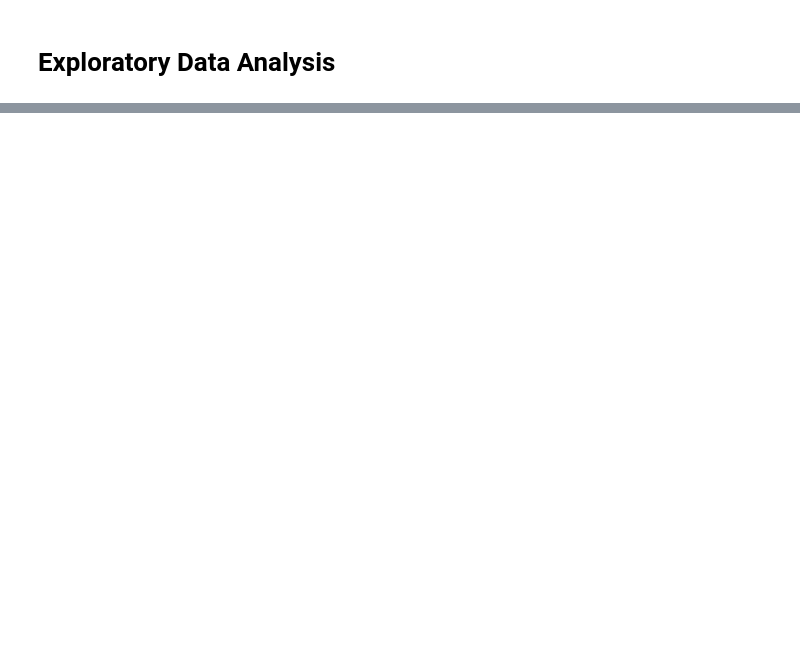
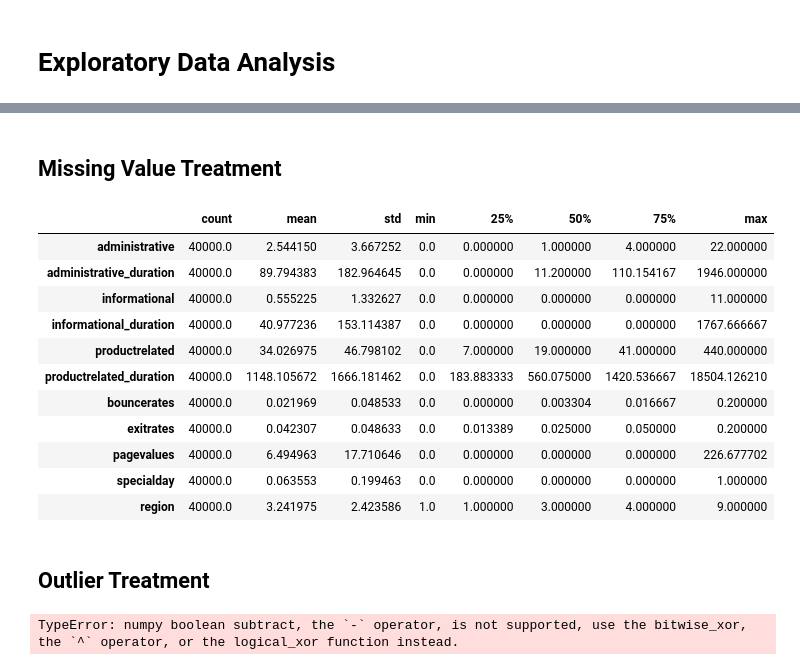
Before and after one commit to mbhoge/ml-hackathon-1, a Jupyter notebook: Hackathon-EDA-MB.ipynb, the cells around one changed output, grey strips where cells are left out. Saved outputs shown, nothing was run; the diff lists cells and outputs as text; code cells hidden in the pictures; blank space fills up the shorter version.

```diff
--- a/Hackathon-EDA-MB.ipynb
+++ b/Hackathon-EDA-MB.ipynb
@@ -27,0 +100,4 @@ df_ecom_train_ds[[""]]
+# %%
+# isolating the continuous variables
+num_var_list = list(df_ecom_train_ds.select_dtypes(exclude=['object']).drop(['revenue'],axis = 1).columns.values)
+num_var_list
@@ -27,0 +117,4 @@ df_ecom_train_ds[[""]]
+# %%
+# isolating the categorical variables
+cat_var_list = list(df_ecom_train_ds.select_dtypes(include=['object']).columns.values)
+cat_var_list
@@ -27,0 +179,53 @@ df_ecom_train_ds[[""]]
+# %% [markdown]
+## Missing Value Treatment
+# %%
+## Imputing special values to 0s
+df_ecom_train_ds_2 = df_ecom_train_ds.copy()
+for col in num_var_list:
+    df_ecom_train_ds_2[col]=np.where(df_ecom_train_ds[col] == '*',0,df_ecom_train_ds[col])
+# %%
+## Imputing special values to Mode
+df_ecom_train_ds_2 = df_ecom_train_ds.copy()
+for col in cat_var_list:
+    if col == 'operatingsystems':
+        df_ecom_train_ds_2[col]=np.where(df_ecom_train_ds[col] == '*',df_ecom_train_ds[col].mode(),df_ecom_train_ds[col])
+    if col == 'browser':
+        df_ecom_train_ds_2[col]=np.where(df_ecom_train_ds[col] == '*',df_ecom_train_ds[col].mode(),df_ecom_train_ds[col])
+    if col == 'traffictype':
+        df_ecom_train_ds_2[col]=np.where(df_ecom_train_ds[col] == '*',df_ecom_train_ds[col].mode(),df_ecom_train_ds[col])
+# %%
+df_ecom_train_ds_2[num_var_list].describe().T
+# %% [output]
+|  | count | mean | std | min | 25% | 50% | 75% | max |
+| administrative | 40000.0 | 2.544150 | 3.667252 | 0.0 | 0.000000 | 1.000000 | 4.000000 | 22.000000 |
+| administrative_duration | 40000.0 | 89.794383 | 182.964645 | 0.0 | 0.000000 | 11.200000 | 110.154167 | 1946.000000 |
+| informational | 40000.0 | 0.555225 | 1.332627 | 0.0 | 0.000000 | 0.000000 | 0.000000 | 11.000000 |
+| informational_duration | 40000.0 | 40.977236 | 153.114387 | 0.0 | 0.000000 | 0.000000 | 0.000000 | 1767.666667 |
+| productrelated | 40000.0 | 34.026975 | 46.798102 | 0.0 | 7.000000 | 19.000000 | 41.000000 | 440.000000 |
+| productrelated_duration | 40000.0 | 1148.105672 | 1666.181462 | 0.0 | 183.883333 | 560.075000 | 1420.536667 | 18504.126210 |
+| bouncerates | 40000.0 | 0.021969 | 0.048533 | 0.0 | 0.000000 | 0.003304 | 0.016667 | 0.200000 |
+| exitrates | 40000.0 | 0.042307 | 0.048633 | 0.0 | 0.013389 | 0.025000 | 0.050000 | 0.200000 |
+| pagevalues | 40000.0 | 6.494963 | 17.710646 | 0.0 | 0.000000 | 0.000000 | 0.000000 | 226.677702 |
+| specialday | 40000.0 | 0.063553 | 0.199463 | 0.0 | 0.000000 | 0.000000 | 0.000000 | 1.000000 |
+| region | 40000.0 | 3.241975 | 2.423586 | 1.0 | 1.000000 | 3.000000 | 4.000000 | 9.000000 |
+# %% [markdown]
+## Outlier Treatment
+# %%
+df_ecom_train_ds_3 = df_ecom_train_ds_2.copy()
+
+for col in num_var_list:
+    sorted(df_ecom_train_ds_3[col])
+#     q1, q3 = np.percentile(full_data_3[col], [25, 75])
+#     iqr = q3 -q1
+
+#     lower_bound = q1 -(1.5 * iqr)
+#     upper_bound = q3 +(1.5 * iqr)
+    p1,p99 = np.percentile(df_ecom_train_ds_3[col], [1, 99])
+
+    lower_bound = p1
+    upper_bound = p99
+
+    df_ecom_train_ds_3[col] = np.where(df_ecom_train_ds_3[col] < lower_bound, lower_bound, df_ecom_train_ds_3[col])
+    df_ecom_train_ds_3[col] = np.where(df_ecom_train_ds_3[col] > upper_bound, upper_bound, df_ecom_train_ds_3[col])
+# %% [output]
+TypeError: numpy boolean subtract, the `-` operator, is not supported, use the bitwise_xor, the `^` operator, or the logical_xor function instead.
```
Also changed, not shown: parts of 20 cells of this notebook, 1 other file.
